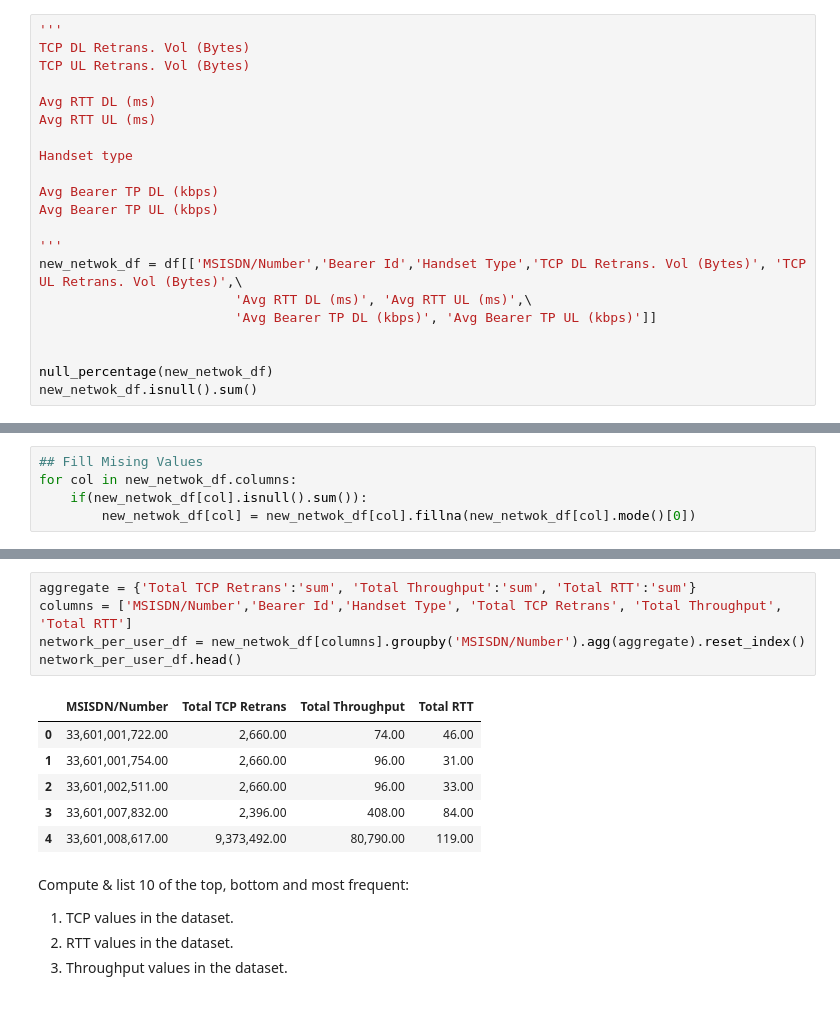
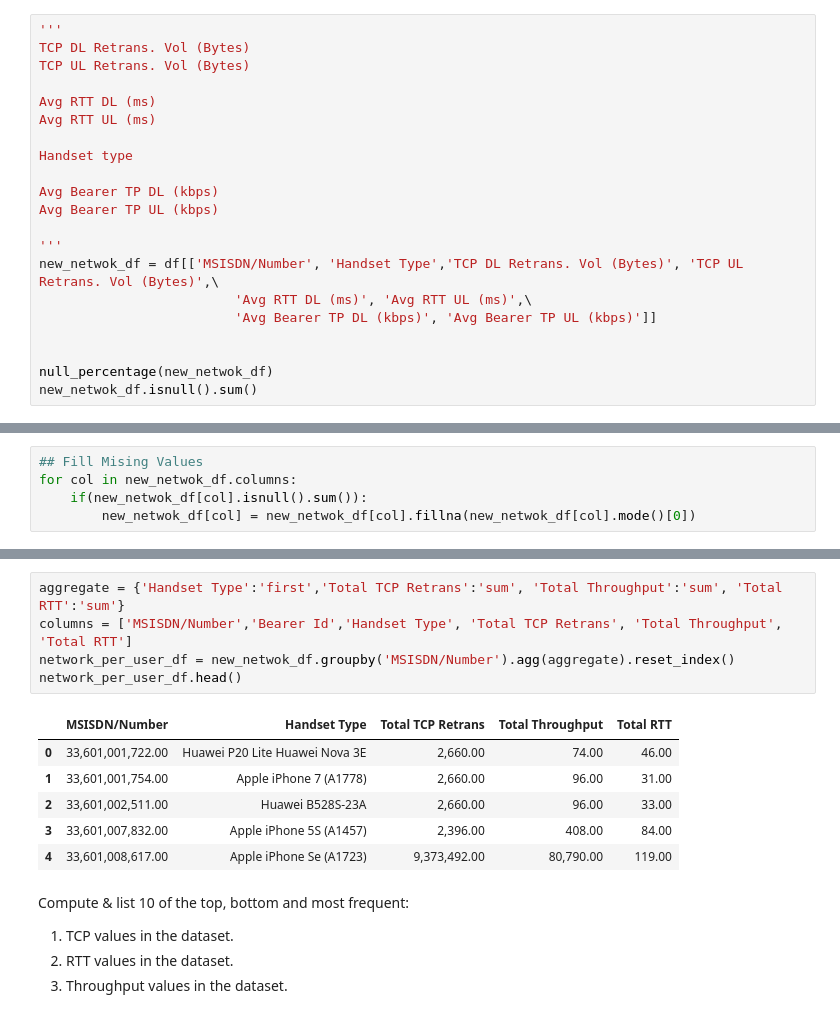
Before and after one commit to NatnaelSisay/Telecom_data_Analysis, a Jupyter notebook: notebooks/telecom.ipynb, the cells around one changed output, grey strips where cells are left out. Saved outputs shown, nothing was run; the diff lists cells and outputs as text.

```diff
--- a/notebooks/telecom.ipynb
+++ b/notebooks/telecom.ipynb
@@ -882,7 +887,7 @@ Avg Bearer TP DL (kbps)
 Avg Bearer TP UL (kbps)
 
 '''
-new_netwok_df = df[['MSISDN/Number','Bearer Id','Handset Type','TCP DL Retrans. Vol (Bytes)', 'TCP UL Retrans. Vol (Bytes)',\
+new_netwok_df = df[['MSISDN/Number', 'Handset Type','TCP DL Retrans. Vol (Bytes)', 'TCP UL Retrans. Vol (Bytes)',\
                          'Avg RTT DL (ms)', 'Avg RTT UL (ms)',\
                          'Avg Bearer TP DL (kbps)', 'Avg Bearer TP UL (kbps)']]
 
@@ -940,15 +943,15 @@ new_netwok_df.head()
 # %%
-aggregate = {'Total TCP Retrans':'sum', 'Total Throughput':'sum', 'Total RTT':'sum'}
+aggregate = {'Handset Type':'first','Total TCP Retrans':'sum', 'Total Throughput':'sum', 'Total RTT':'sum'}
 columns = ['MSISDN/Number','Bearer Id','Handset Type', 'Total TCP Retrans', 'Total Throughput', 'Total RTT']
-network_per_user_df = new_netwok_df[columns].groupby('MSISDN/Number').agg(aggregate).reset_index()
+network_per_user_df = new_netwok_df.groupby('MSISDN/Number').agg(aggregate).reset_index()
 network_per_user_df.head()
 # %% [output]
-|  | MSISDN/Number | Total TCP Retrans | Total Throughput | Total RTT |
-| 0 | 33,601,001,722.00 | 2,660.00 | 74.00 | 46.00 |
-| 1 | 33,601,001,754.00 | 2,660.00 | 96.00 | 31.00 |
-| 2 | 33,601,002,511.00 | 2,660.00 | 96.00 | 33.00 |
-| 3 | 33,601,007,832.00 | 2,396.00 | 408.00 | 84.00 |
-| 4 | 33,601,008,617.00 | 9,373,492.00 | 80,790.00 | 119.00 |
+|  | MSISDN/Number | Handset Type | Total TCP Retrans | Total Throughput | Total RTT |
+| 0 | 33,601,001,722.00 | Huawei P20 Lite Huawei Nova 3E | 2,660.00 | 74.00 | 46.00 |
+| 1 | 33,601,001,754.00 | Apple iPhone 7 (A1778) | 2,660.00 | 96.00 | 31.00 |
+| 2 | 33,601,002,511.00 | Huawei B528S-23A | 2,660.00 | 96.00 | 33.00 |
+| 3 | 33,601,007,832.00 | Apple iPhone 5S (A1457) | 2,396.00 | 408.00 | 84.00 |
+| 4 | 33,601,008,617.00 | Apple iPhone Se (A1723) | 9,373,492.00 | 80,790.00 | 119.00 |
 # %% [markdown]
 Compute & list 10 of the top, bottom and most frequent:
 1. TCP values in the dataset.
```
Also changed, not shown: parts of 50 cells of this notebook, 2 other files.
